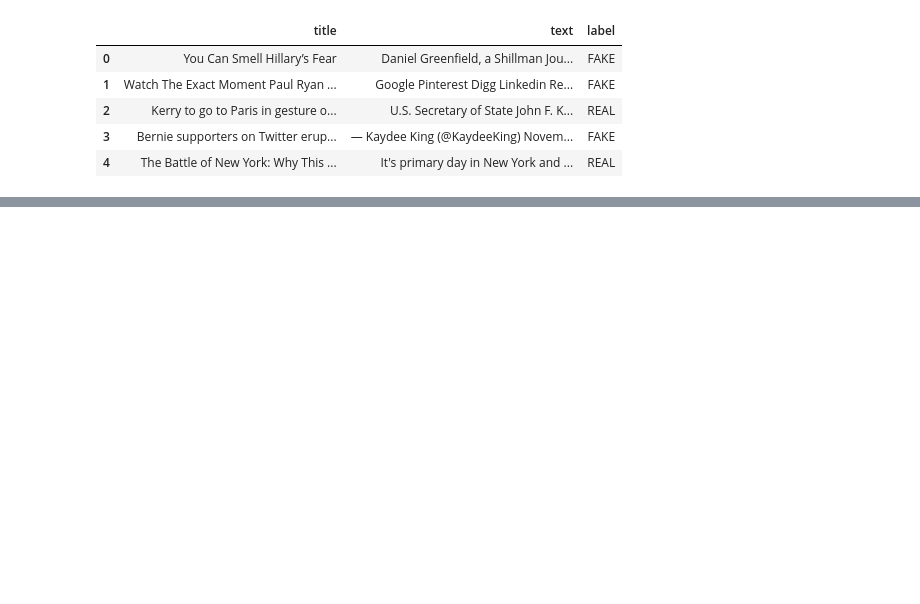
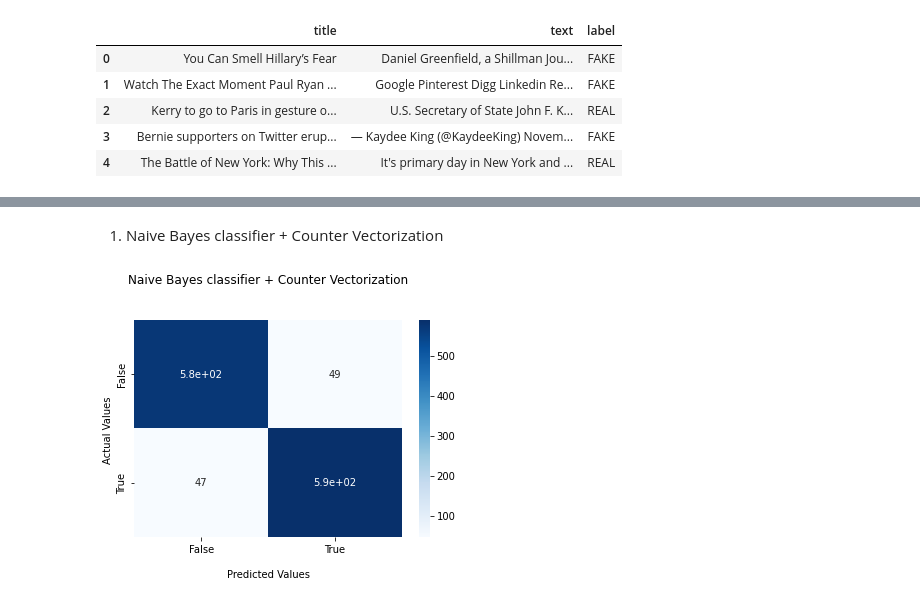
Before and after one commit to alexandragrecu/fake-news-detection-system, a Jupyter notebook: Fake_News_Detection_Project.ipynb, the cells around one changed output, grey strips where cells are left out. Saved outputs shown, nothing was run; the diff lists cells and outputs as text; code cells hidden in the pictures; blank space fills up the shorter version.

```diff
--- a/Fake_News_Detection_Project.ipynb
+++ b/Fake_News_Detection_Project.ipynb
@@ -50,0 +221,3 @@ preprocessing step
+# %%
+# Fit the classifier to the training data
+nb_classifier.fit(count_train, y_train)
@@ -50,0 +226,3 @@ preprocessing step
+# %%
+# Create the predicted labels
+predictions = nb_classifier.predict(count_test)
@@ -50,0 +235,6 @@ preprocessing step
+# %%
+# Create the confusion matrix
+c_matrix1 = metrics.confusion_matrix(y_test, predictions, labels=['FAKE', 'REAL'])
+print(c_matrix1)
+
+cm1 = confusion_matrix(y_test, predictions)
@@ -50,0 +334,25 @@ preprocessing step
+# %%
+def plot_confusion_matrix(cm,
+                          title,
+                          cmap):
+
+  import seaborn as sns
+
+  ax = sns.heatmap(cm, annot=True, cmap=cmap)
+
+  ax.set_title(title + '\n\n');
+  ax.set_xlabel('\nPredicted Values')
+  ax.set_ylabel('Actual Values ');
+
+  ## Ticket labels - List must be in alphabetical order
+  ax.xaxis.set_ticklabels(['False','True'])
+  ax.yaxis.set_ticklabels(['False','True'])
+
+  ## Display the visualization of the Confusion Matrix.
+  plt.show()
+# %% [markdown]
+1. Naive Bayes classifier + Counter Vectorization
+# %%
+plot_confusion_matrix(c_matrix1, "Naive Bayes classifier + Counter Vectorization", 'Blues')
+# %% [output]
+[figure, added]
```
Also changed, not shown: parts of 67 cells of this notebook.
